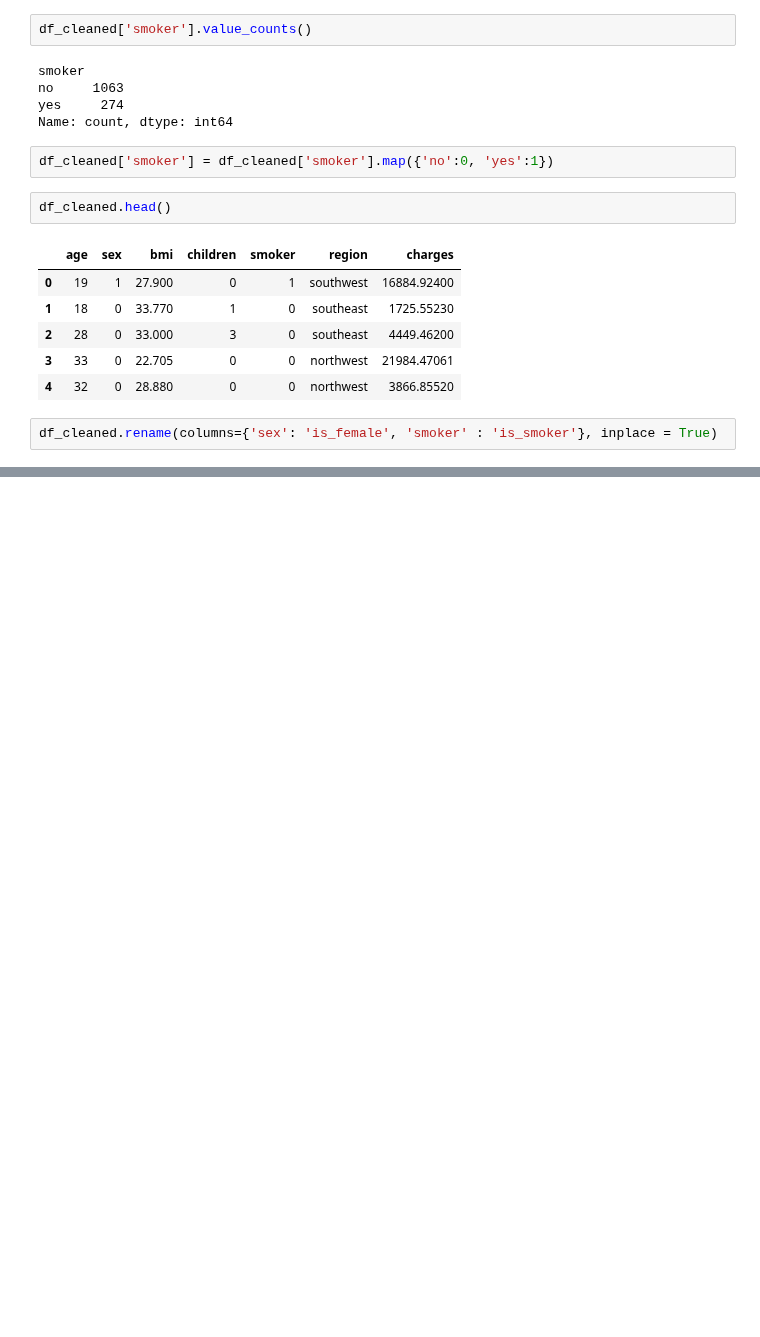
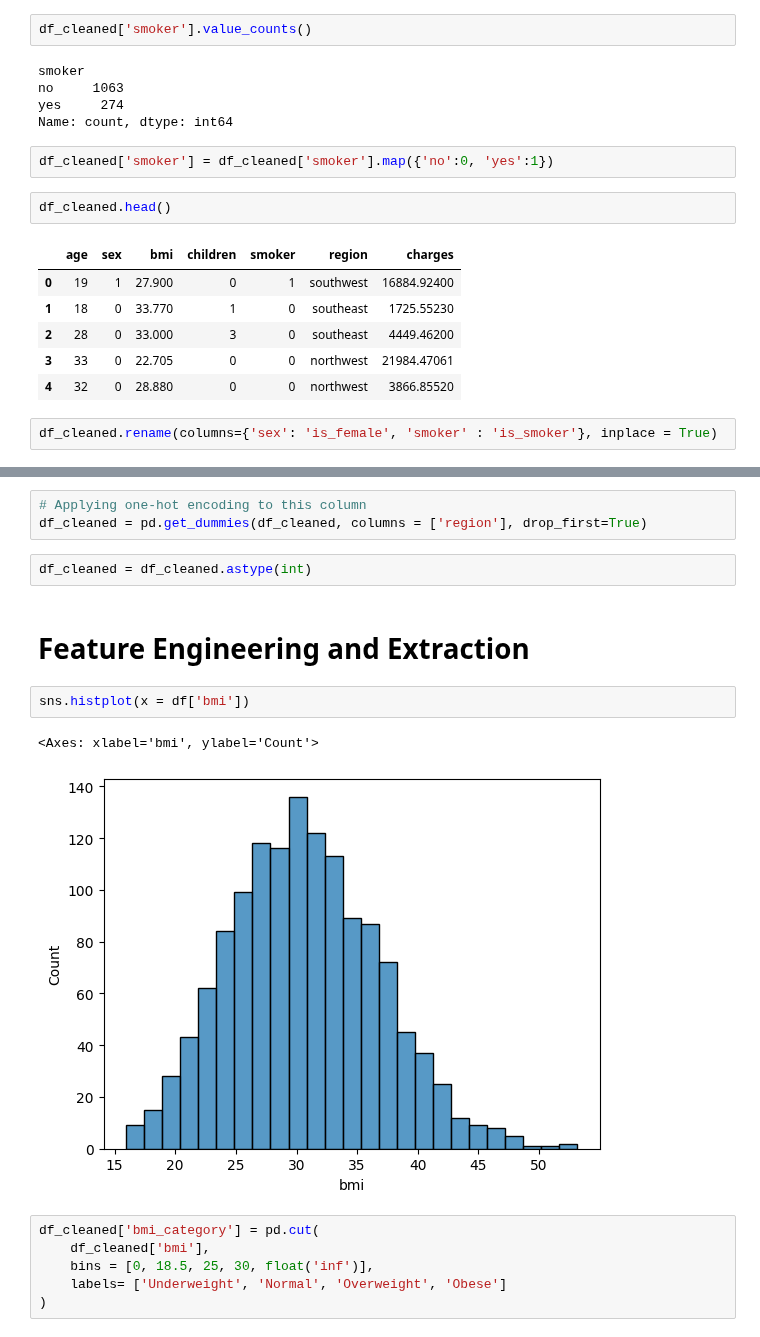
Before and after one commit to Siddhi-S-Thakur/ML_Projects, a Jupyter notebook: Insurance_charges_predictor/predictor.ipynb, the cells around one changed output, grey strips where cells are left out. Cells and saved outputs as stored; diff of their text form; blank space fills up the shorter version.

Commit message:
Data cleaning, feature extraction, scaling all done

```diff
--- a/Insurance_charges_predictor/predictor.ipynb
+++ b/Insurance_charges_predictor/predictor.ipynb
@@ -198,0 +210,18 @@ df_cleaned.rename(columns={'sex': 'is_female', 'smoker' : 'is_smoker'}, inplace
+# %%
+# Applying one-hot encoding to this column
+df_cleaned = pd.get_dummies(df_cleaned, columns = ['region'], drop_first=True)
+# %%
+df_cleaned = df_cleaned.astype(int)
+# %% [markdown]
+# Feature Engineering and Extraction
+# %%
+sns.histplot(x = df['bmi'])
+# %% [output]
+<Axes: xlabel='bmi', ylabel='Count'>
+[figure, added]
+# %%
+df_cleaned['bmi_category'] = pd.cut(
+    df_cleaned['bmi'],
+    bins = [0, 18.5, 25, 30, float('inf')],
+    labels= ['Underweight', 'Normal', 'Overweight', 'Obese']
+)
```
Also changed, not shown: parts of 13 cells of this notebook.
